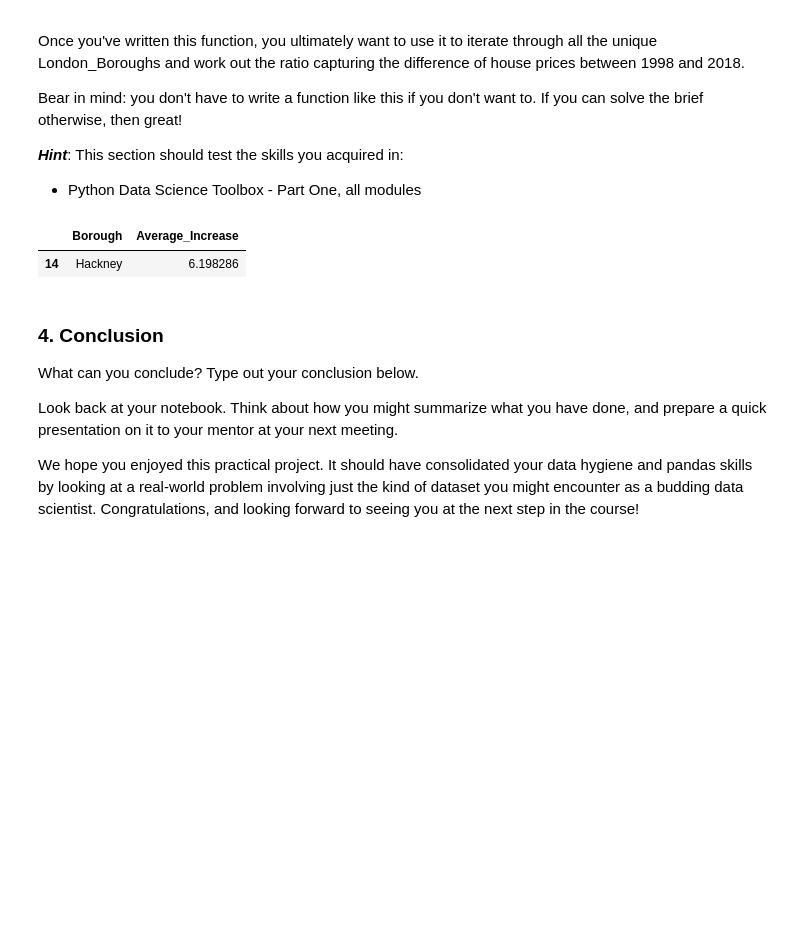
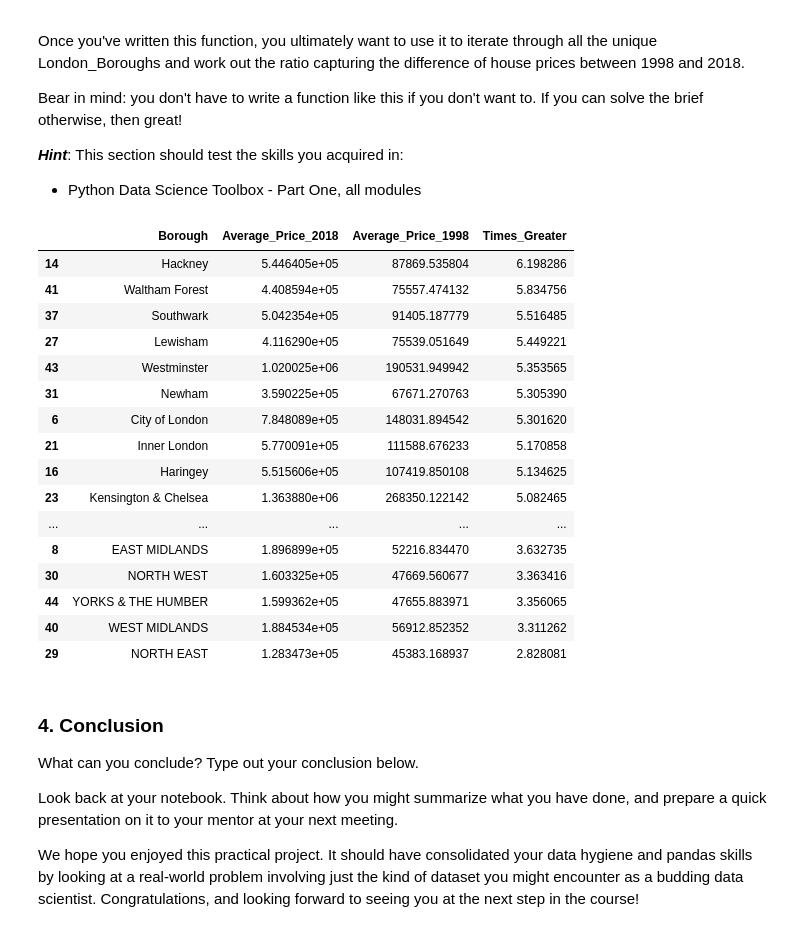
Before and after one commit to clewis53/CaeleyLewis_Unit4Challenge_Tier-3, a Jupyter notebook: CaeleyLewis_Unit4Challenge_Tier3.ipynb, the cells around one changed output. Drawn from its saved outputs; the diff is of its cells as text; code cells hidden in the pictures; blank space fills up the shorter version.

```diff
--- a/CaeleyLewis_Unit4Challenge_Tier3.ipynb
+++ b/CaeleyLewis_Unit4Challenge_Tier3.ipynb
@@ -259,15 +259,31 @@ Bear in mind: you don't have to write a function like this if you don't want to.
 # %%
 # Though the data goes from 1995 to 2022 currently, we only analyze the 1998 to 2018 range
 prices_2018 = prop_year_avg.loc[prop_year_avg['Year'] == 2018, ['Borough', 'Average_Price']].reset_index(drop=True)
 prices_1998 = prop_year_avg.loc[prop_year_avg['Year'] == 1998, ['Borough', 'Average_Price']].reset_index(drop=True)
 prices = prices_2018.merge(prices_1998, on='Borough', suffixes=('_2018', '_1998'))
 
 # Determine the average price increase through simple division
-prices['Average_Increase'] = prices['Average_Price_2018'] / prices['Average_Price_1998']
-prices.loc[prices['Average_Increase'] == prices['Average_Increase'].max(), ['Borough', 'Average_Increase']]
+prices['Times_Greater'] = prices['Average_Price_2018'] / prices['Average_Price_1998']
+
+prices.sort_values('Times_Greater', ascending=False)
 # %% [output]
-|  | Borough | Average_Increase |
-| 14 | Hackney | 6.198286 |
+|  | Borough | Average_Price_2018 | Average_Price_1998 | Times_Greater |
+| 14 | Hackney | 5.446405e+05 | 87869.535804 | 6.198286 |
+| 41 | Waltham Forest | 4.408594e+05 | 75557.474132 | 5.834756 |
+| 37 | Southwark | 5.042354e+05 | 91405.187779 | 5.516485 |
+| 27 | Lewisham | 4.116290e+05 | 75539.051649 | 5.449221 |
+| 43 | Westminster | 1.020025e+06 | 190531.949942 | 5.353565 |
+| 31 | Newham | 3.590225e+05 | 67671.270763 | 5.305390 |
+| 6 | City of London | 7.848089e+05 | 148031.894542 | 5.301620 |
+| 21 | Inner London | 5.770091e+05 | 111588.676233 | 5.170858 |
+| 16 | Haringey | 5.515606e+05 | 107419.850108 | 5.134625 |
+| 23 | Kensington & Chelsea | 1.363880e+06 | 268350.122142 | 5.082465 |
+| ... | ... | ... | ... | ... |
+| 8 | EAST MIDLANDS | 1.896899e+05 | 52216.834470 | 3.632735 |
+| 30 | NORTH WEST | 1.603325e+05 | 47669.560677 | 3.363416 |
+| 44 | YORKS & THE HUMBER | 1.599362e+05 | 47655.883971 | 3.356065 |
+| 40 | WEST MIDLANDS | 1.884534e+05 | 56912.852352 | 3.311262 |
+| 29 | NORTH EAST | 1.283473e+05 | 45383.168937 | 2.828081 |
 # %% [markdown]
 ### 4. Conclusion
 What can you conclude? Type out your conclusion below.
```
Also changed, not shown: parts of 9 cells of this notebook.
